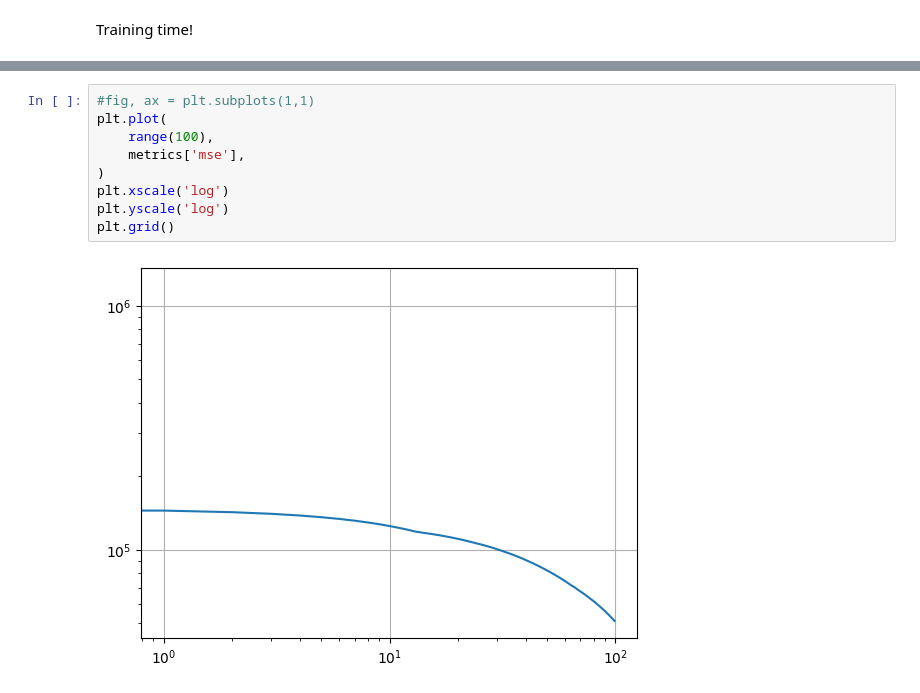
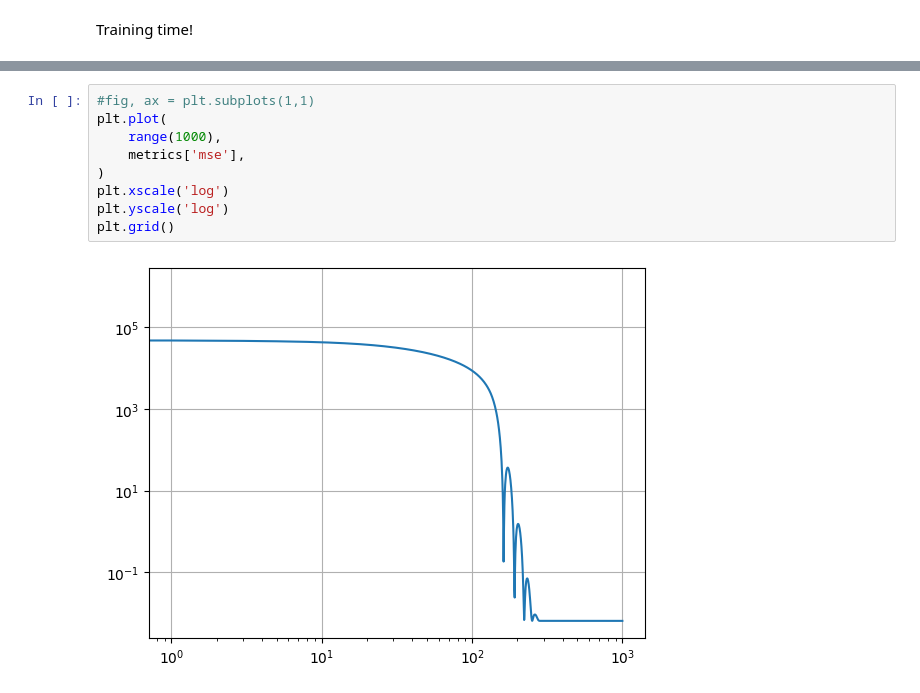
Before and after one commit to slebastard/macroeconomics, a Jupyter notebook: ps2.ipynb, the cells around one changed output, grey strips where cells are left out. Cells and saved outputs as stored; diff of their text form.

```diff
--- a/ps2.ipynb
+++ b/ps2.ipynb
@@ -455,11 +458,11 @@ metrics
 # %%
 #fig, ax = plt.subplots(1,1)
 plt.plot(
-    range(100),
+    range(1000),
     metrics['mse'],
 )
 plt.xscale('log')
 plt.yscale('log')
 plt.grid()
 # %% [output]
-[figure, old version]
+[figure, new version]
```
Also changed, not shown: parts of 3 cells of this notebook.
